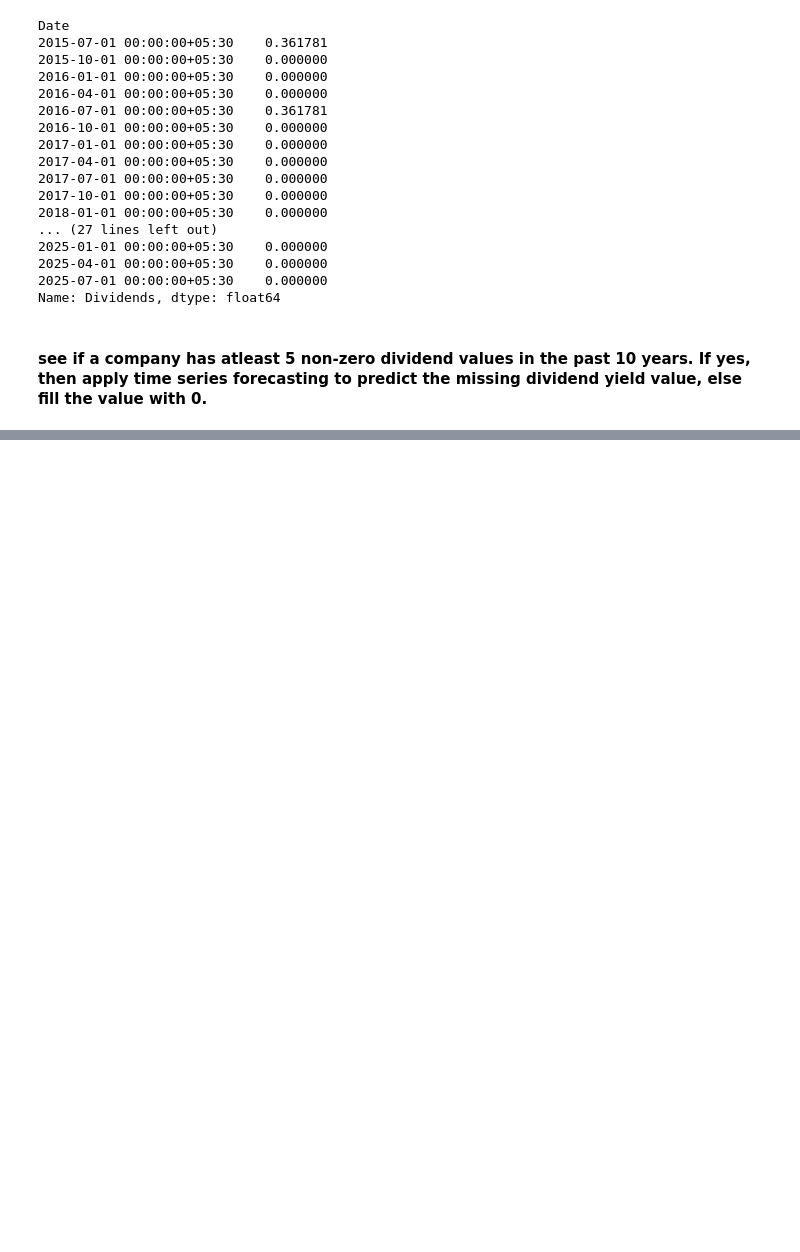
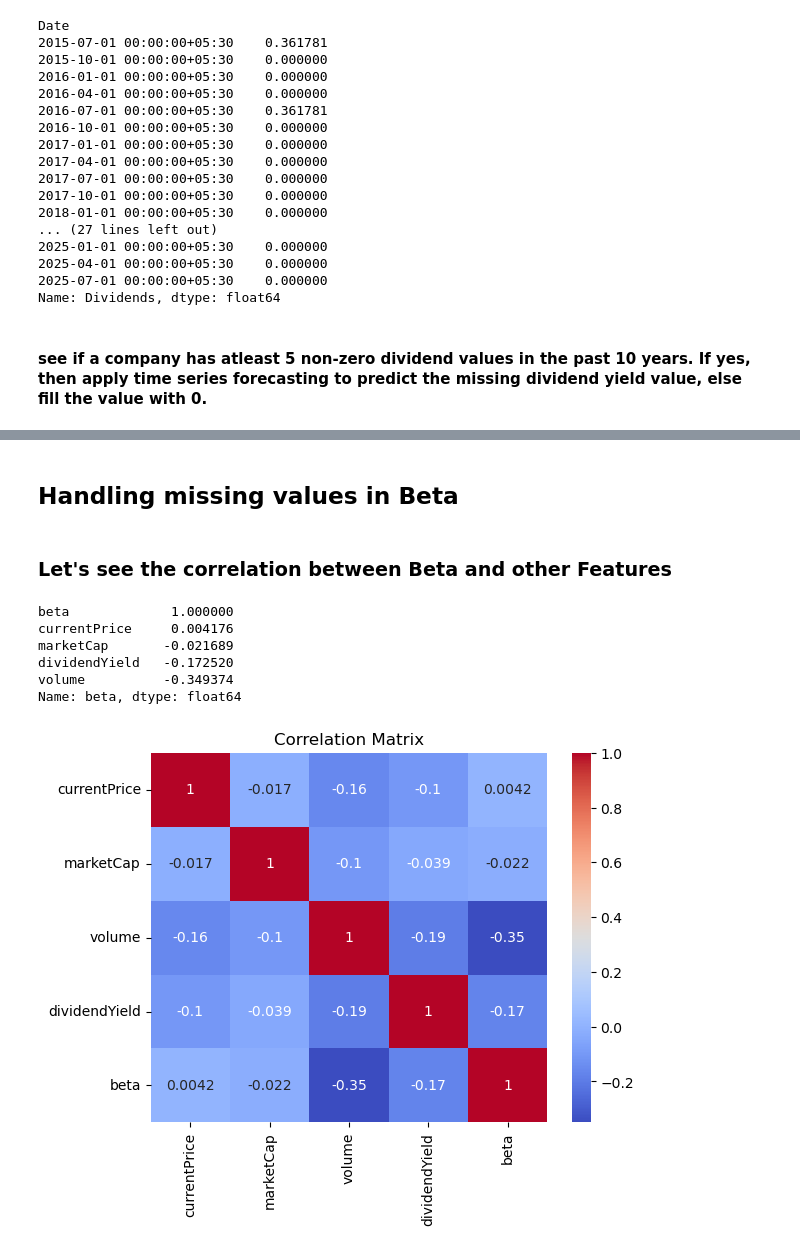
Before and after one commit to ypavanr/AI-stock-suggestion, a Jupyter notebook: stock_research.ipynb, the cells around one changed output, grey strips where cells are left out. Cells and saved outputs as stored; diff of their text form; code cells hidden in the pictures; blank space fills up the shorter version.

Commit message:
correrlation matrix

```diff
--- a/stock_research.ipynb
+++ b/stock_research.ipynb
@@ -160,0 +164,3 @@ for ticker in missing_dividend_tickers:
+# %%
+missing_currentPrice_tickers = dataset[dataset['currentPrice'].isna()]['ticker'].tolist()
+missing_currentPrice_tickers
@@ -160,0 +171,47 @@ for ticker in missing_dividend_tickers:
+# %%
+def handle_missing_current_price(ticker_symbol):
+    try:
+        ticker = yf.Ticker(ticker_symbol)
+        price = ticker.info.get('currentPrice', None)
+        if price is None:
+            hist = ticker.history(period="1d", interval="1m")
+            if not hist.empty and 'Close' in hist.columns:
+                price = hist['Close'].iloc[-1]
+                print(f"Fetched fallback price for {ticker_symbol}: {price}")
+
+        return price if price is not None else np.nan
+    except Exception as e:
+        print(f"Error fetching price for {ticker_symbol}: {e}")
+        return np.nan
+# %%
+price_map = {}
+for ticker in missing_currentPrice_tickers:
+    price_map[ticker] = handle_missing_current_price(ticker)
+
+dataset['currentPrice'] = dataset.apply(
+    lambda row: price_map[row['ticker']] if pd.isna(row['currentPrice']) and row['ticker'] in price_map else row['currentPrice'],
+    axis=1
+)
+# %% [markdown]
+## Handling missing values in Beta
+# %% [markdown]
+### Let's see the correlation between Beta and other Features
+# %%
+df_beta_notna = dataset[dataset['beta'].notna()]
+numeric_cols = df_beta_notna.select_dtypes(include=['float64', 'int64']).columns.tolist()
+numeric_cols.remove('beta')
+correlations = df_beta_notna[numeric_cols + ['beta']].corr()
+print(correlations['beta'].sort_values(ascending=False))
+# %% [output]
+beta             1.000000
+currentPrice     0.004176
+marketCap       -0.021689
+dividendYield   -0.172520
+volume          -0.349374
+Name: beta, dtype: float64
+# %%
+sns.heatmap(df_beta_notna[numeric_cols + ['beta']].corr(), annot=True, cmap='coolwarm')
+plt.title("Correlation Matrix")
+plt.show()
+# %% [output]
+[figure, added]
```
Also changed, not shown: parts of 4 cells of this notebook.
